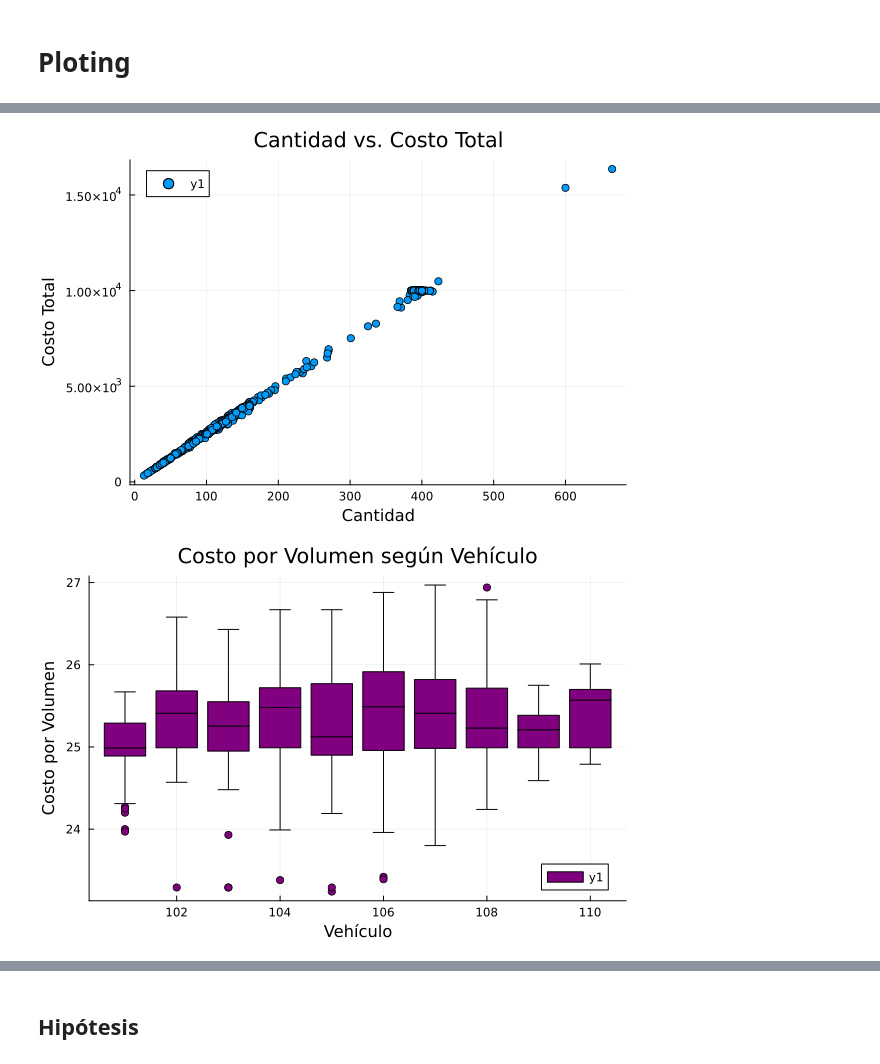
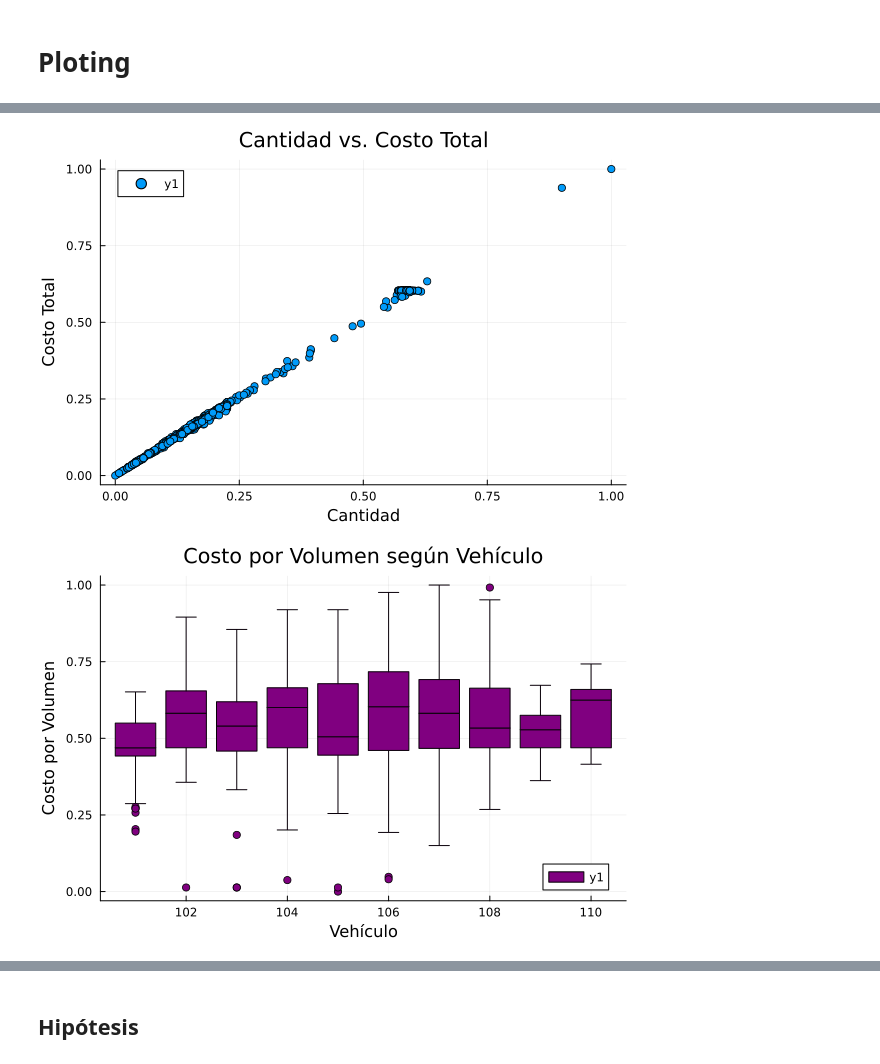
Before and after one commit to 00sen/JuliaLinearRegressionProject, a Jupyter notebook: dam.ipynb, the cells around one changed output, grey strips where cells are left out. Cells and saved outputs as stored; diff of their text form; code cells hidden in the pictures.

```diff
--- a/dam.ipynb
+++ b/dam.ipynb
@@ -239,8 +281,8 @@ scatter(df.Odometro, df.Costo_Total, title="Odometro vs Costo Total", xlabel="Od
 # %%
-scatter(df.Cantidad, df.Costo_Total, title="Cantidad vs. Costo Total", xlabel="Cantidad", ylabel="Costo Total")
+scatter(df.Cantidad_Norm, df.Costo_Total_Norm, title="Cantidad vs. Costo Total", xlabel="Cantidad", ylabel="Costo Total")
 # %% [output]
-[figure, old version]
+[figure, new version]
 # %%
-boxplot(df.Vehiculo, df.Costo_Por_Volumen, title="Costo por Volumen según Vehículo", xlabel="Vehículo", ylabel="Costo por Volumen", color="purple")
+boxplot(df.Vehiculo, df.Costo_Por_Volumen_Norm, title="Costo por Volumen según Vehículo", xlabel="Vehículo", ylabel="Costo por Volumen", color="purple")
 # %% [output]
-[figure, old version]
+[figure, new version]
```
Also changed, not shown: parts of 12 cells of this notebook, 1 other file.
